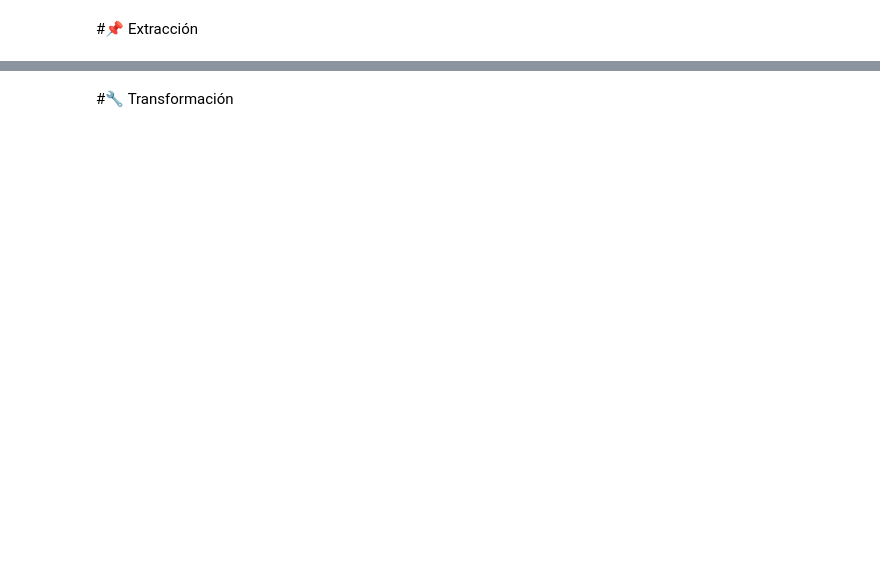
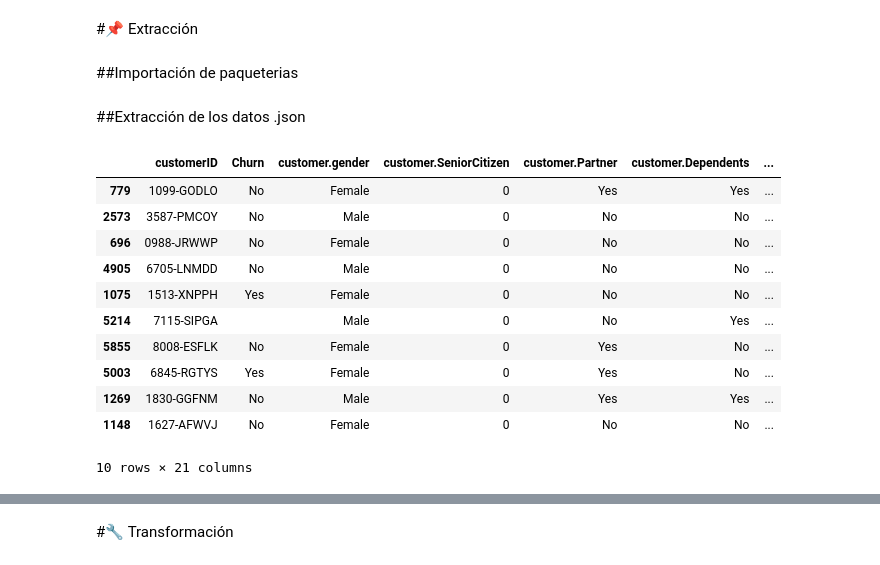
Before and after one commit to Rub-T/challenge_TelecomX, a Jupyter notebook: Challenge_TelecomX.ipynb, the cells around one changed output, grey strips where cells are left out. Drawn from its saved outputs; the diff is of its cells as text; code cells hidden in the pictures; blank space fills up the shorter version.

```diff
--- a/Challenge_TelecomX.ipynb
+++ b/Challenge_TelecomX.ipynb
@@ -2,3 +2,5 @@
 <a href="https://colab.research.google.com/github/Rub-T/challenge_TelecomX/blob/main/Challenge_TelecomX.ipynb" target="_parent"><img src="https://colab.research.google.com/assets/colab-badge.svg" alt="Open In Colab"/></a>
 # %% [markdown]
 #📌 Extracción
+# %% [markdown]
+##Importación de paqueterias
@@ -4,0 +12,22 @@
+# %% [markdown]
+##Extracción de los datos .json
+# %%
+url='https://raw.githubusercontent.com/ingridcristh/challenge2-data-science-LATAM/refs/heads/main/TelecomX_Data.json'
+request=requests.get(url)
+df=request.json()
+datos=pd.json_normalize(df)
+# %%
+datos.sample(10)
+# %% [output]
+|  | customerID | Churn | customer.gender | customer.SeniorCitizen | customer.Partner | customer.Dependents | ... |
+| 779 | 1099-GODLO | No | Female | 0 | Yes | Yes | ... |
+| 2573 | 3587-PMCOY | No | Male | 0 | No | No | ... |
+| 696 | 0988-JRWWP | No | Female | 0 | No | No | ... |
+| 4905 | 6705-LNMDD | No | Male | 0 | No | No | ... |
+| 1075 | 1513-XNPPH | Yes | Female | 0 | No | No | ... |
+| 5214 | 7115-SIPGA |  | Male | 0 | No | Yes | ... |
+| 5855 | 8008-ESFLK | No | Female | 0 | Yes | No | ... |
+| 5003 | 6845-RGTYS | Yes | Female | 0 | Yes | No | ... |
+| 1269 | 1830-GGFNM | No | Male | 0 | Yes | Yes | ... |
+| 1148 | 1627-AFWVJ | No | Female | 0 | No | No | ... |
+10 rows × 21 columns
```
Also changed, not shown: parts of 12 cells of this notebook.
